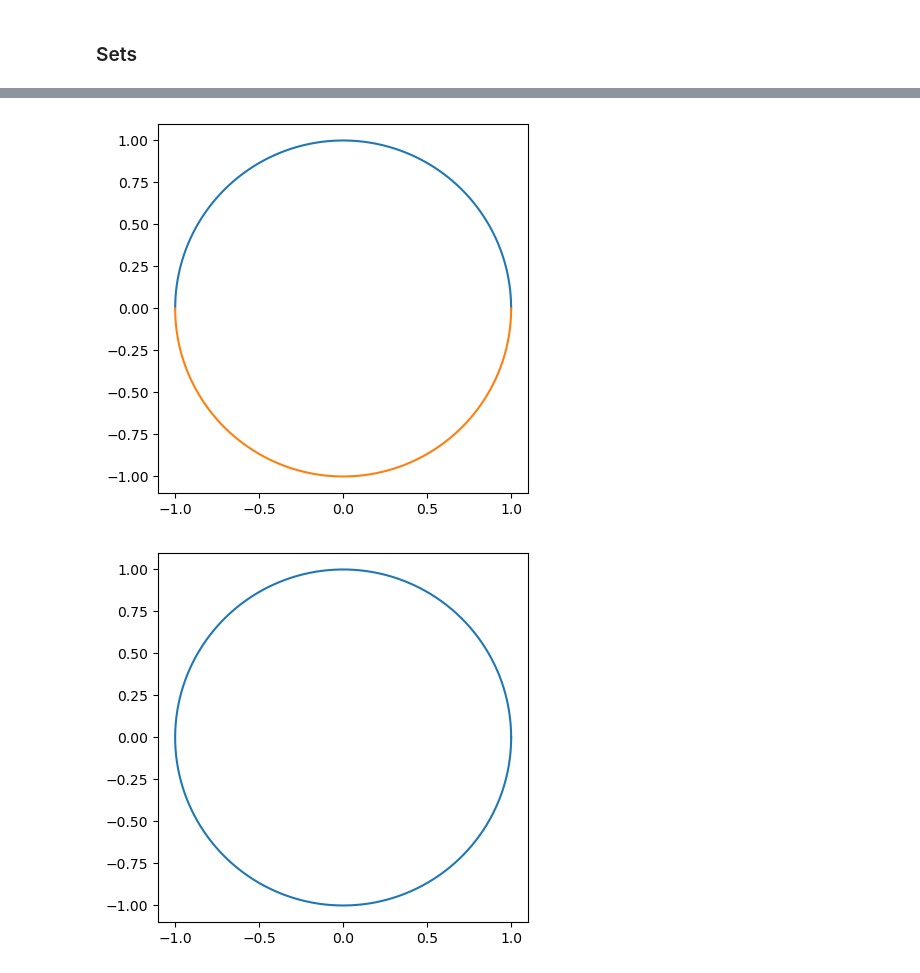
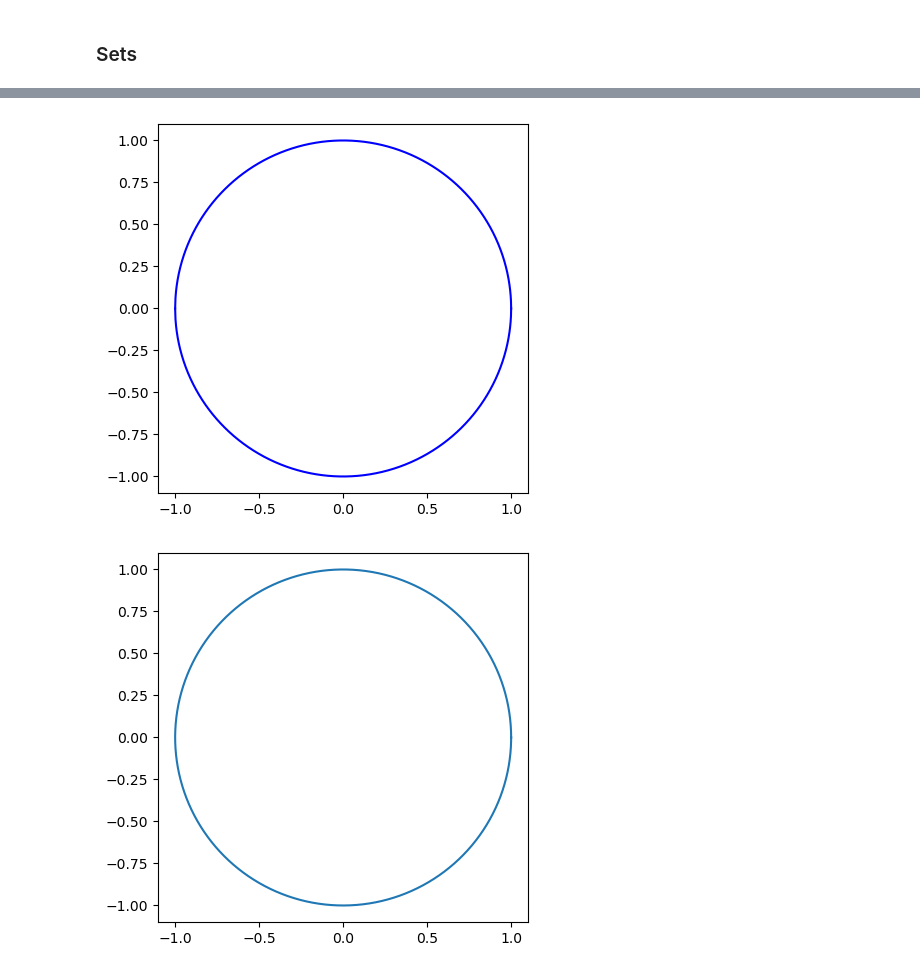
Before and after one commit to ToniStoynev/Math-Concepts-for-Developers, a Jupyter notebook: Basic algebra/Basic Algebra.ipynb, the cells around one changed output, grey strips where cells are left out. Drawn from its saved outputs; the diff is of its cells as text; code cells hidden in the pictures.

```diff
--- a/Basic algebra/Basic Algebra.ipynb
+++ b/Basic algebra/Basic Algebra.ipynb
@@ -51,5 +107,5 @@ True
 # %%
-def plot_function(f, x_min = -10, x_max = 10, n_values = 2000):
+def plot_functions(f, x_min = -10, x_max = 10, n_values = 2000):
     plt.gca().set_aspect("equal")
     x = np.linspace(x_min, x_max, n_values)
     y = f(x)
@@ -62,17 +118,17 @@ plot_functions(lambda x: np.sin(x))
 # %%
 #Plot unit circle
 
 def plot_function(f, x_min = -10, x_max = 10, n_values = 2000):
  plt.gca().set_aspect("equal")
  x = np.linspace(x_min, x_max, n_values)
  y = f(x)
- plt.plot(x, y)
+ plt.plot(x, y,  c = "blue")
 
 plot_function(lambda x: np.sqrt(1- x**2), -1, 1)
 plot_function(lambda x: -np.sqrt(1- x**2), -1, 1)
 plt.show()
 # %% [output]
-[figure, old version]
+[figure, new version]
 # %%
 # Graphing a function in polar coordinates
 
```
Also changed, not shown: parts of 26 cells of this notebook.
